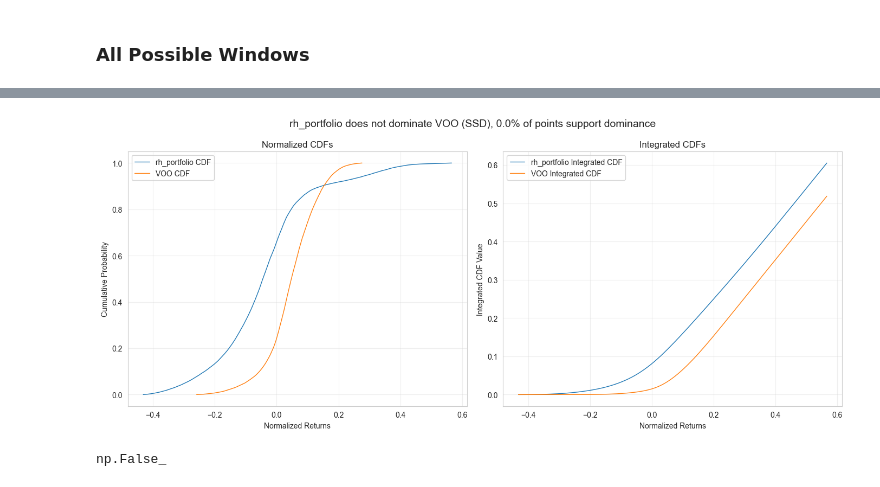
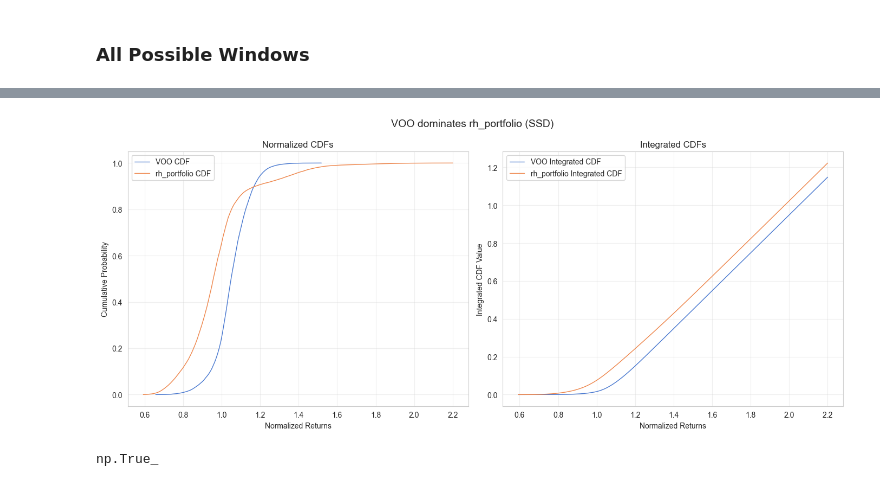
Before and after one commit to FedericoCortesi/Robinhood_data, a Jupyter notebook: notebooks/test.ipynb, the cells around one changed output, grey strips where cells are left out. Cells and saved outputs as stored; diff of their text form; code cells hidden in the pictures.

```diff
--- a/notebooks/test.ipynb
+++ b/notebooks/test.ipynb
@@ -345,12 +415,3 @@ def compute_crra_gamma(mean:float, risk_free:float, var:float):
 
     gamma = (mean - risk_free)/var + 1/2
     return gamma
-# %%
-out = {}
-for d in range(150, (len(voo_rh))):
-    window = voo_rh.head(d)
-    gamma = compute_crra_gamma(window["rh_portfolio_5_return"].mean(), 0, window["rh_portfolio_5_return"].var())
-
-    out[window.index[-1]] = gamma
-out = pd.Series(out)
-out.plot(kind="line", figsize=(18, 8))
@@ -379,5 +560,5 @@ df_merged = an.df_merged
 # %%
-levels_rh = an._build_levels()
+levels_rh = an.build_levels()
 levels_rh.index = pd.to_datetime(levels_rh.index)
 levels_rh
 # %% [output]
@@ -426,11 +607,9 @@ for window in tqdm(all_windows):
     end = window[1]
 
     # Compute days between them
-    time = end - beg
-    days = time.days
 
-    # compute log returns
-    ret = np.log(levels_rh.loc[end]/levels_rh.loc[beg])
+    # compute gross returns
+    ret = levels_rh.loc[end]/levels_rh.loc[beg]
 
     all_ret.append(ret)
 
@@ -473,10 +622,0 @@ all_ret_df.describe()
-# %%
-all_ret_df = all_ret_df.drop(columns="date_difference")
-# Compute quantiles
-lower = all_ret_df.quantile(0.005)
-upper = all_ret_df.quantile(0.995)
-
-# Filter out rows where any column is outside the 1st–99th percentile range
-all_ret_df_clean = all_ret_df[
-    ~((all_ret_df < lower) | (all_ret_df > upper)).any(axis=1)
-]
@@ -483,5 +628,5 @@ all_ret_df_clean = all_ret_df[
 # %%
-an.plot_ssd_comparison("rh_portfolio", "VOO", all_ret_df_clean)
+an.plot_ssd_comparison("VOO", "rh_portfolio", all_ret_df)
 # %% [output]
-[figure, old version]
+[figure, new version]
-np.False_
+np.True_
```
Also changed, not shown: parts of 60 cells of this notebook, 7 other files.
